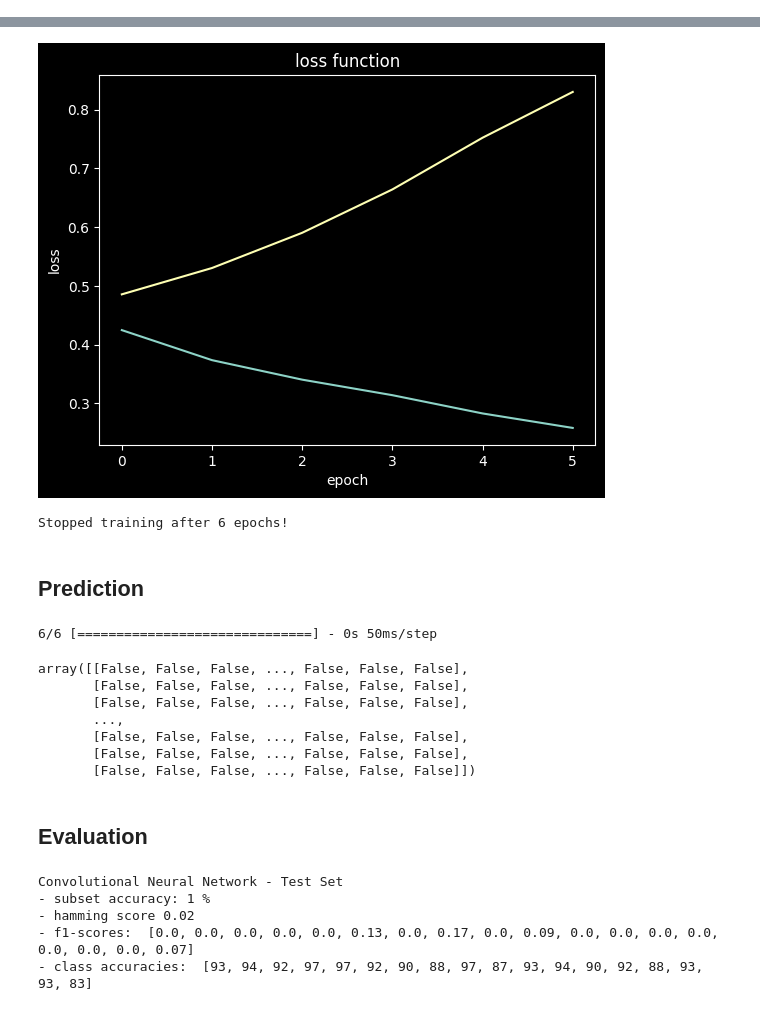
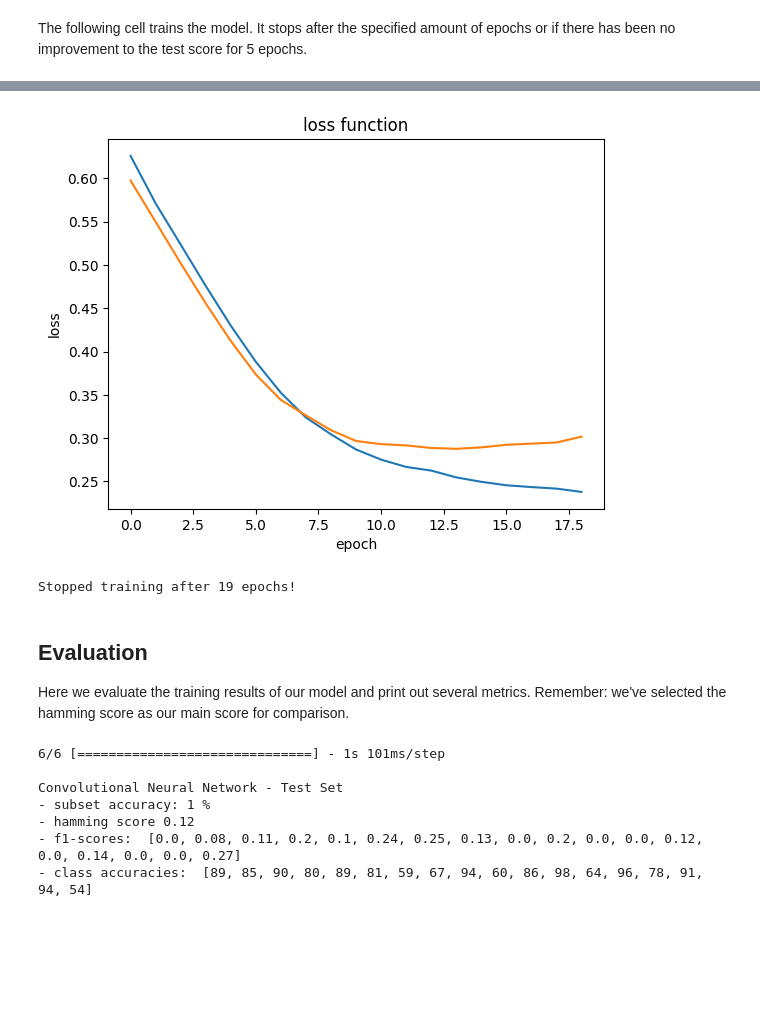
Before and after one commit to frank-trollmann/machine-learning_example-project, a Jupyter notebook: notebooks/manual_model_selection.ipynb, the cells around one changed output, grey strips where cells are left out. Drawn from its saved outputs; the diff is of its cells as text; code cells hidden in the pictures; blank space fills up the shorter version.

Commit message:
fix: updated manual model selection notebookn

```diff
--- a/notebooks/manual_model_selection.ipynb
+++ b/notebooks/manual_model_selection.ipynb
@@ -48,25 +50,24 @@ Here are some links that might come handy for the homework:
 - [Activations](https://www.tensorflow.org/api_docs/python/tf/keras/activations)
 - [Optimizers](https://www.tensorflow.org/api_docs/python/tf/keras/optimizers)
 # %%
-# As input, a CNN takes tensors of shape (image_height, image_width, color_channels)
-# In our case, we have: 120x120x3
-input_shape = (120, 120, 3)
-model_name = "My Cool Sequential Model"
+model_name = "My Custom Model"
 
 # Sequential Model
 model = Sequential(name=model_name)
-model.add(layer=layers.Input(shape=input_shape))
+model.add(layer=layers.Input(shape= (120, 120, 3)))
 
-# TODO: Create your custom sequential model!
-model.add(layer=layers.Conv2D(filters=32, kernel_size=(3, 3), activation="relu"))
-model.add(layer=layers.MaxPooling2D(pool_size=(2, 2), padding="same"))  # Padding options: "valid" or "same"
-model.add(layer=layers.Conv2D(filters=64, kernel_size=(3, 3), activation="relu"))
+# create the model
+model.add(layer=layers.Conv2D(filters=10, kernel_size=(3, 3), activation="relu"))
 model.add(layer=layers.MaxPooling2D(pool_size=(2, 2), padding="same"))
-model.add(layer=layers.Conv2D(filters=64, kernel_size=(3, 3), activation="relu"))
+
+model.add(layer=layers.Conv2D(filters=10, kernel_size=(3, 3), activation="relu"))
+model.add(layer=layers.MaxPooling2D(pool_size=(2, 2), padding="same"))
+
 model.add(layer=layers.Flatten())
-model.add(layer=layers.Dense(units=64, activation="relu"))
-model.add(layer=layers.Dense(units=18)) # How many outputs classes do we have? 18 for 18 element types
+
+model.add(layer=layers.Dense(units=10, activation="relu"))
+model.add(layer=layers.Dense(units=18, activation="softmax"))
 
 # See all your added layers
-model.layers
+model.summary()
 # %% [output]
@@ -136,18 +96,20 @@ tf.keras.utils.plot_model(model=model, to_file=MODEL_ARCH_DIR+image_name, show_s
 # %%
 # Hyperparameters
-hp = {
+training_parameters = {
     "loss": "binary_crossentropy",
     "optimizer": "adam",
     "monitored_func": "val_loss",
     "epochs": 100,
 }
+# %% [markdown]
+The following cell trains the model. It stops after the specified amount of epochs or if there has been no improvement to the test score for 5 epochs.
 # %%
 # Compilation
-model.compile(loss=hp["loss"], optimizer=hp["optimizer"], run_eagerly=True)
+model.compile(loss=training_parameters["loss"], optimizer=training_parameters["optimizer"], run_eagerly=True)
 
 # Training
-early_stopping = tf.keras.callbacks.EarlyStopping(monitor=hp["monitored_func"], patience=5, restore_best_weights=True)
-history = model.fit(x=X_train, y=y_train_prob, epochs=hp["epochs"], validation_data=(X_test, y_test), callbacks=[early_stopping])
+early_stopping = tf.keras.callbacks.EarlyStopping(monitor=training_parameters["monitored_func"], patience=5, restore_best_weights=True)
+history = model.fit(x=X_train, y=y_train, epochs=training_parameters["epochs"], validation_data=(X_test, y_test), callbacks=[early_stopping])
 
 # Plot training history
 plt.plot(history.history["loss"], label='training loss')
@@ -175,28 +142,20 @@ Epoch 6/100
-[figure, old version]
+[figure, new version]
-Stopped training after 6 epochs!
+Stopped training after 19 epochs!
-# %% [markdown]
-## **Prediction**
+# %% [markdown]
+## Evaluation
+
+Here we evaluate the training results of our model and print out several metrics.
+Remember: we've selected the hamming score as our main score for comparison.
 # %%
-threshold = 0.55
+threshold = 0.1
 y_pred = model.predict(x=X_test) > threshold
-y_pred
+cnn_eval_metrics = EvaluationMetrics(y_true=y_test, y_pred=y_pred)
+cnn_eval_metrics.print_evaluation_report(test_description="Convolutional Neural Network - Test Set")
 # %% [output]
-6/6 [==============================] - 0s 50ms/step
+6/6 [==============================] - 1s 101ms/step
+
+Convolutional Neural Network - Test Set
+- subset accuracy: 1 %
+- hamming score 0.12
+- f1-scores:  [0.0, 0.08, 0.11, 0.2, 0.1, 0.24, 0.25, 0.13, 0.0, 0.2, 0.0, 0.0, 0.12, 0.0, 0.14, 0.0, 0.0, 0.27]
+- class accuracies:  [89, 85, 90, 80, 89, 81, 59, 67, 94, 60, 86, 98, 64, 96, 78, 91, 94, 54]
-array([[False, False, False, ..., False, False, False],
-       [False, False, False, ..., False, False, False],
-       [False, False, False, ..., False, False, False],
-       ...,
-       [False, False, False, ..., False, False, False],
-       [False, False, False, ..., False, False, False],
-       [False, False, False, ..., False, False, False]])
-# %% [markdown]
-## **Evaluation**
-# %%
-cnn_eval_metrics = EvaluationMetrics(y_true=y_test, y_pred=y_pred)
-cnn_eval_metrics.print_evaluation_report(test_description="Convolutional Neural Network - Test Set")
-# %% [output]
-Convolutional Neural Network - Test Set
-- subset accuracy: 1 %
-- hamming score 0.02
-- f1-scores:  [0.0, 0.0, 0.0, 0.0, 0.0, 0.13, 0.0, 0.17, 0.0, 0.09, 0.0, 0.0, 0.0, 0.0, 0.0, 0.0, 0.0, 0.07]
-- class accuracies:  [93, 94, 92, 97, 97, 92, 90, 88, 97, 87, 93, 94, 90, 92, 88, 93, 93, 83]
```
Also changed, not shown: parts of 16 cells of this notebook, 1 other file.
